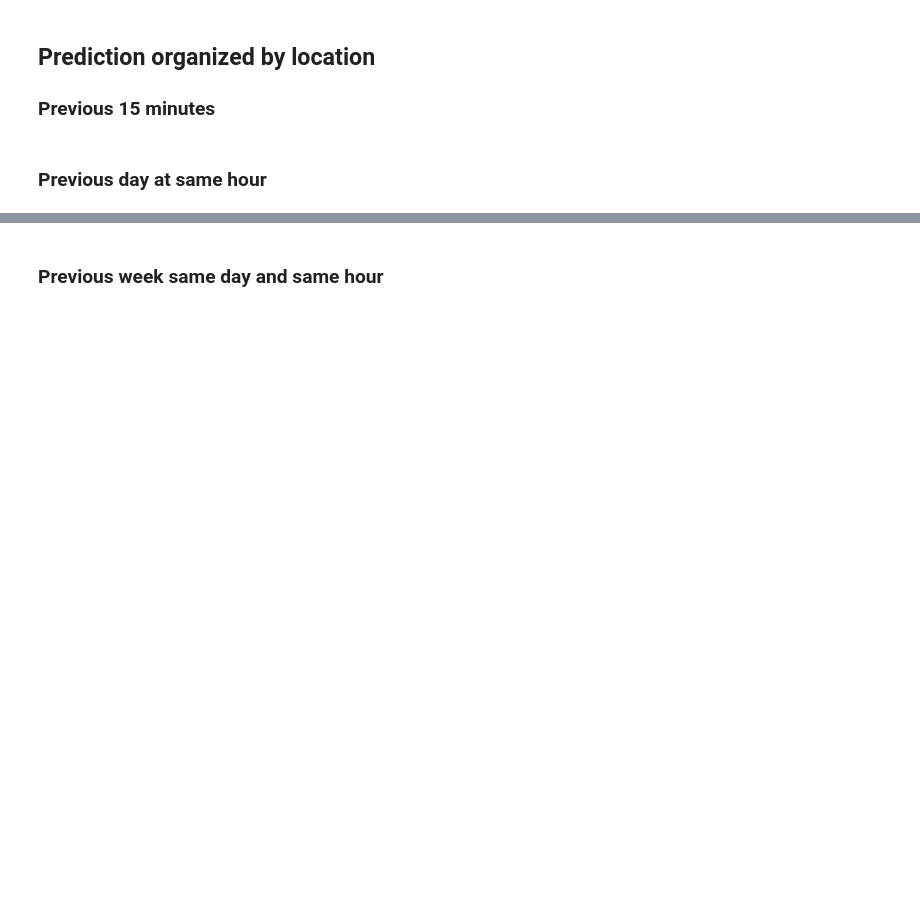
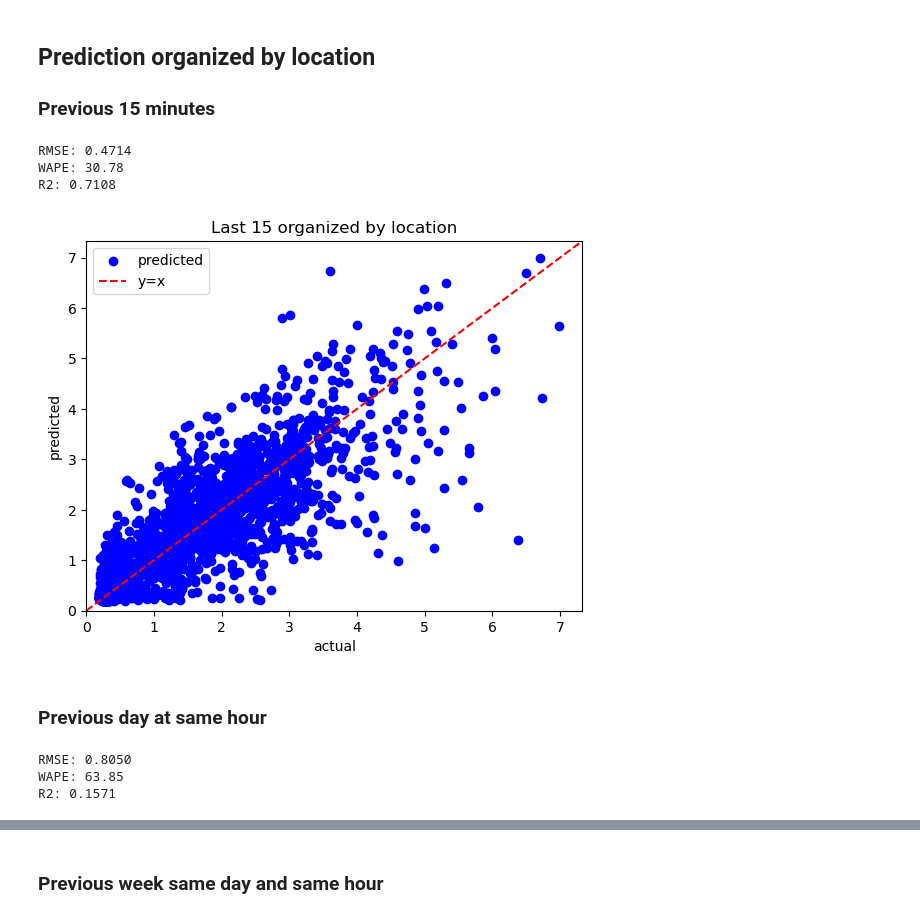
Before and after one commit to franciscomonteiro85/rec-energy-prediction-algorithm, a Jupyter notebook: notebooks/porto/REC_Without_ML_Porto.ipynb, the cells around one changed output, grey strips where cells are left out. Cells and saved outputs as stored; diff of their text form; code cells hidden in the pictures; blank space fills up the shorter version.

```diff
--- a/notebooks/porto/REC_Without_ML_Porto.ipynb
+++ b/notebooks/porto/REC_Without_ML_Porto.ipynb
@@ -145,11 +257,21 @@ yweek
 ## Prediction organized by location
 ### Previous 15 minutes
 # %%
-mse_15, wape_15, r2_15 = no_ml_predict(X15.values, y15.values)
+rmse_15, wape_15, r2_15 = no_ml_predict(X15.values, y15.values)
+# %% [output]
+RMSE: 0.4714
+WAPE: 30.78
+R2: 0.7108
 # %%
-plot_results(X15, y15, "Last 15 organized by location")
+plot_results(X15[:3000], y15[:3000], "Last 15 organized by location")
+# %% [output]
+[figure, added]
 # %% [markdown]
 ### Previous day at same hour
 # %%
-mse_day, wape_day, r2_day = no_ml_predict(Xday.values, yday.values)
+rmse_day, wape_day, r2_day = no_ml_predict(Xday.values, yday.values)
+# %% [output]
+RMSE: 0.8050
+WAPE: 63.85
+R2: 0.1571
 # %%
```
Also changed, not shown: parts of 14 cells of this notebook, 8 other files.
